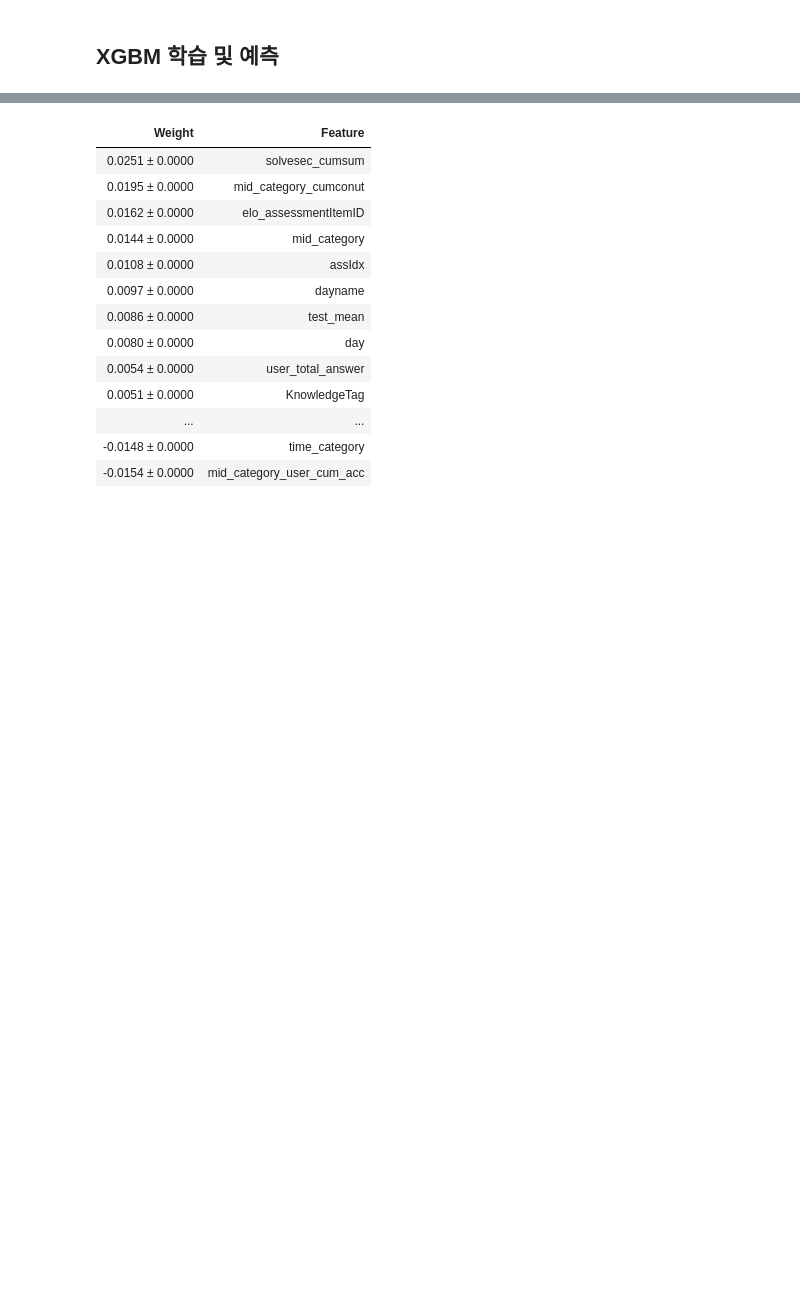
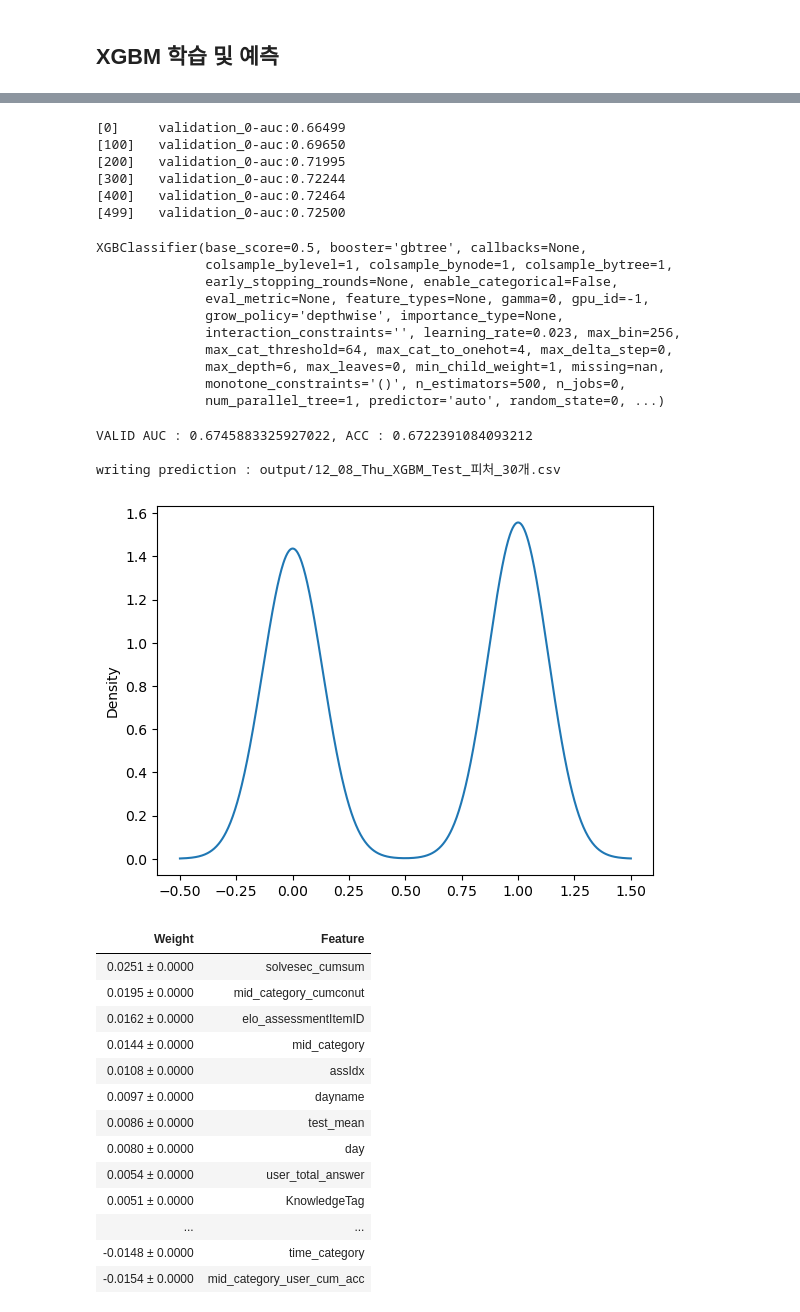
Before and after one commit to boostcampaitech4lv23recsys2/level2_dkt_recsys-level2-recsys-08, a Jupyter notebook: XGBM/XGBM_apply_FE_Baseline.ipynb, the cells around one changed output, grey strips where cells are left out. Drawn from its saved outputs; the diff is of its cells as text; code cells hidden in the pictures; blank space fills up the shorter version.

Commit message:
[Feats][조원준] MLflow 기능 추가

```diff
--- a/XGBM/XGBM_apply_FE_Baseline.ipynb
+++ b/XGBM/XGBM_apply_FE_Baseline.ipynb
@@ -51,3 +51,15 @@ x_train.shape, y_train.shape, x_valid1.shape, y_valid1.shape, x_valid2.shape, y_
 # %% [output]
 ((1845539, 87), (680417, 87), (1974, 87), (260114, 87))
 ((1845539, 86), (1845539, 1), (680417, 86), (680417, 1), (1974, 86), (1974, 1))
+# %%
+# MLflow 연결
+remote_server_uri="http://118.67.134.110:30005"
+mlflow.set_tracking_uri(remote_server_uri)
+client = mlflow.tracking.MlflowClient()
+experiment_name = "XGBM"
+try:
+    experiment_id = client.create_experiment(experiment_name)
+except:
+    experiment = client.get_experiment_by_name(experiment_name)
+    experiment_id = experiment.experiment_id
+experiment_id
@@ -152,3 +118,51 @@ writing prediction : output/12_08_Thu_LGBM_ass_acc_mean_pb_num_acc_mean_피처_2
+# %%
+mlflow.xgboost.autolog()
+
+date = datetime.now().strftime('%m/%d %a')
+title=f"🌈({date})[XGBM Test] 피처: {len(xgbm_FEATS)}개"
+using_feats=", ".join(xgbm_FEATS)
+desc=f"사용된 피처({len(xgbm_FEATS)})\n{using_feats}"
+
+with mlflow.start_run(run_name=title, description=desc,experiment_id=experiment_id) as run:
+    model = XGBClassifier(**xgbm_init_params)
+    model.fit(
+        x_train[:1000][xgbm_FEATS],
+        y_train[:1000],
+        eval_set=[(x_valid2[xgbm_FEATS],y_valid2)],
+        eval_metric="auc",
+        verbose=100,
+    )
+    preds = model.predict(x_valid2[xgbm_FEATS])
+    acc = accuracy_score(y_valid2, np.where(preds >= 0.5, 1, 0))
+    auc2 = roc_auc_score(y_valid2, preds)
+    print(f'VALID AUC : {auc2}, ACC : {acc}\n')
+    mlflow.log_metric("VAL AUC",auc2)
+    mlflow.log_metric("VAL Set SEED",SEED)
+    file_name = title2filename(title)
+    test_preds = lgbm_predict(test, model, xgbm_FEATS, f'{file_name}.csv')
+
+q = pd.Series(test_preds).plot(kind='kde')
+# %% [output]
+[0]     validation_0-auc:0.66499
+[100]   validation_0-auc:0.69650
+[200]   validation_0-auc:0.71995
+[300]   validation_0-auc:0.72244
+[400]   validation_0-auc:0.72464
+[499]   validation_0-auc:0.72500
+XGBClassifier(base_score=0.5, booster='gbtree', callbacks=None,
+              colsample_bylevel=1, colsample_bynode=1, colsample_bytree=1,
+              early_stopping_rounds=None, enable_categorical=False,
+              eval_metric=None, feature_types=None, gamma=0, gpu_id=-1,
+              grow_policy='depthwise', importance_type=None,
+              interaction_constraints='', learning_rate=0.023, max_bin=256,
+              max_cat_threshold=64, max_cat_to_onehot=4, max_delta_step=0,
+              max_depth=6, max_leaves=0, min_child_weight=1, missing=nan,
+              monotone_constraints='()', n_estimators=500, n_jobs=0,
+              num_parallel_tree=1, predictor='auto', random_state=0, ...)
+VALID AUC : 0.6745883325927022, ACC : 0.6722391084093212
+
+writing prediction : output/12_08_Thu_XGBM_Test_피처_30개.csv
+[figure, added]
 # %%
 perm = PermutationImportance(
     model, scoring="roc_auc", n_iter=1, random_state=42, cv=None, refit=False
```
Also changed, not shown: parts of 4 cells of this notebook.
